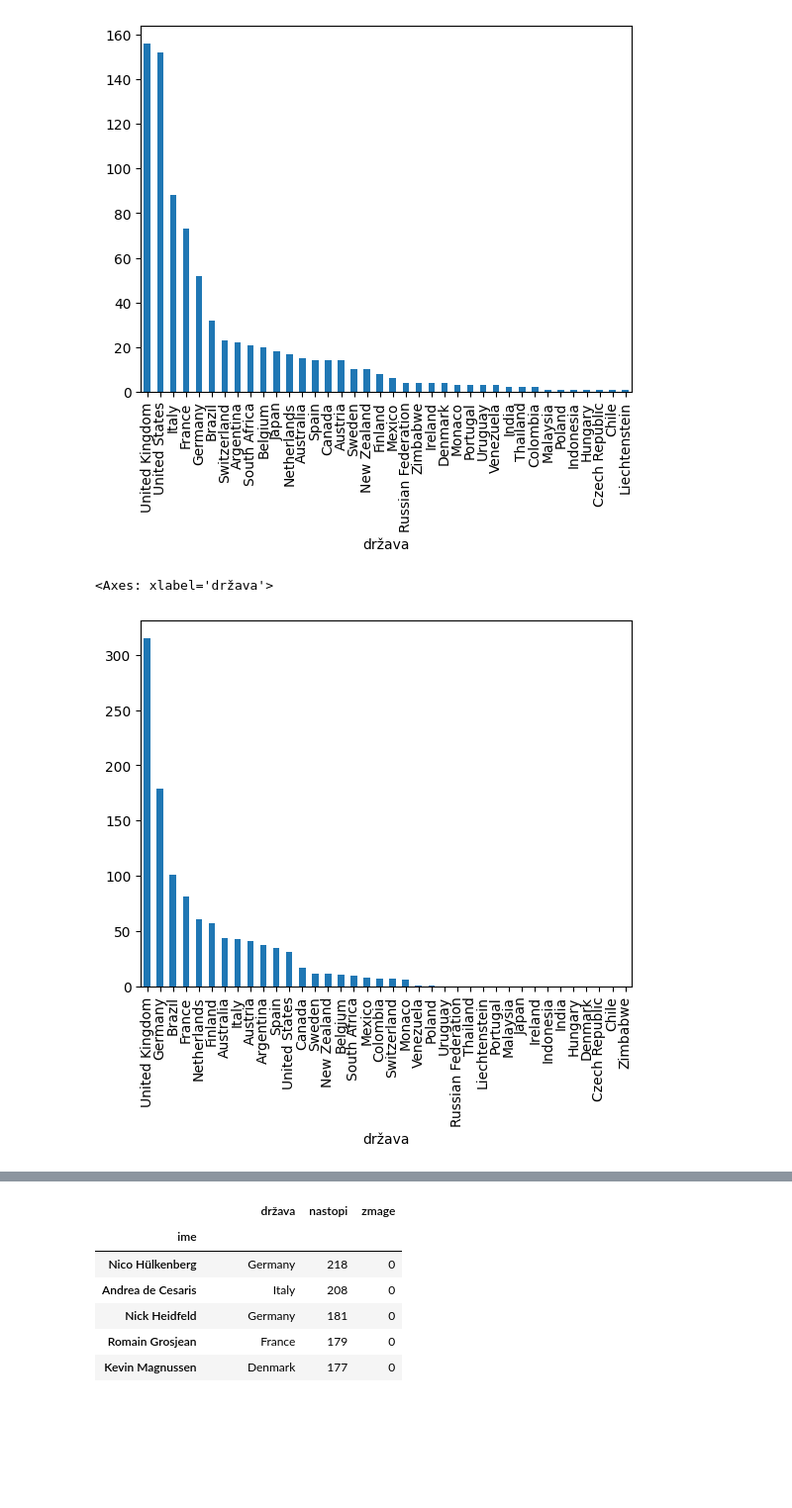
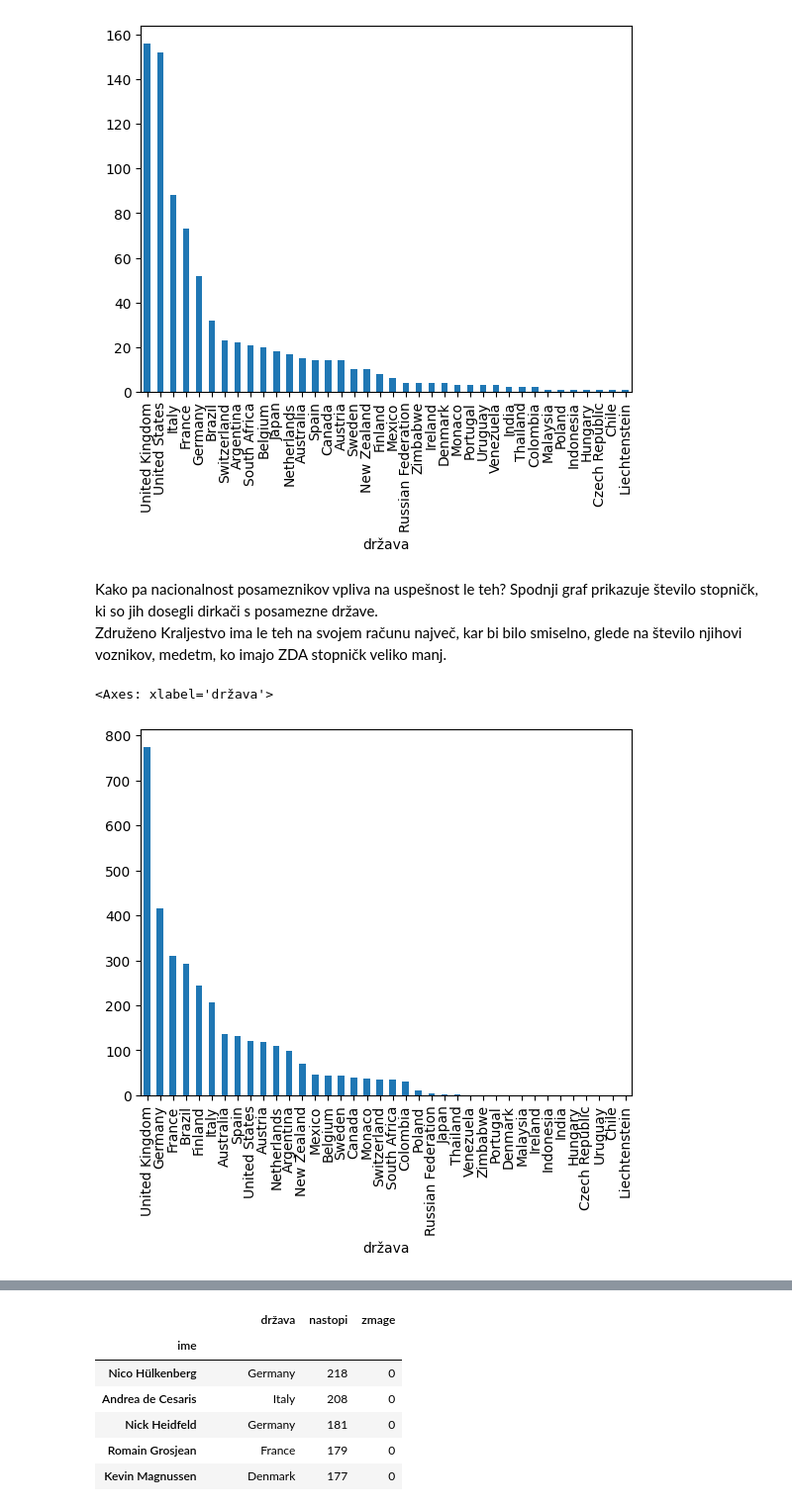
Before and after one commit to ZigaObradovic/F1_Vozniki, a Jupyter notebook: analiza_voznikov.ipynb, the cells around one changed output, grey strips where cells are left out. Shown: that part at 99% size. Drawn from its saved outputs; the diff is of its cells as text; code cells hidden in the pictures; blank space fills up the shorter version.

```diff
--- a/analiza_voznikov.ipynb
+++ b/analiza_voznikov.ipynb
@@ -44,10 +46,13 @@ stevilo_voznikov_po_drzavah.plot.bar()
 # %% [output]
 <Axes: xlabel='država'>
 [figure]
+# %% [markdown]
+Kako pa nacionalnost posameznikov vpliva na uspešnost le teh? Spodnji graf prikazuje število stopničk, ki so jih dosegli dirkači s posamezne države.<br>
+ Združeno Kraljestvo ima le teh na svojem računu največ, kar bi bilo smiselno, glede na število njihovi voznikov, medetm, ko imajo ZDA stopničk veliko manj.
 # %%
-zmage_po_drzavah = VOZNIKI.groupby(by="država")["zmage"].sum()
-zmage_po_drzavah.sort_values(inplace= True,ascending=False)
-zmage_po_drzavah.plot.bar()
+zmage_po_drzavah1 = VOZNIKI.groupby(by="država")["stopničke"].sum()
+zmage_po_drzavah1.sort_values(inplace= True,ascending=False)
+zmage_po_drzavah1.plot.bar()
 # %% [output]
 <Axes: xlabel='država'>
-[figure, old version]
+[figure, new version]
```
Also changed, not shown: parts of 23 cells of this notebook, 1 other file.
